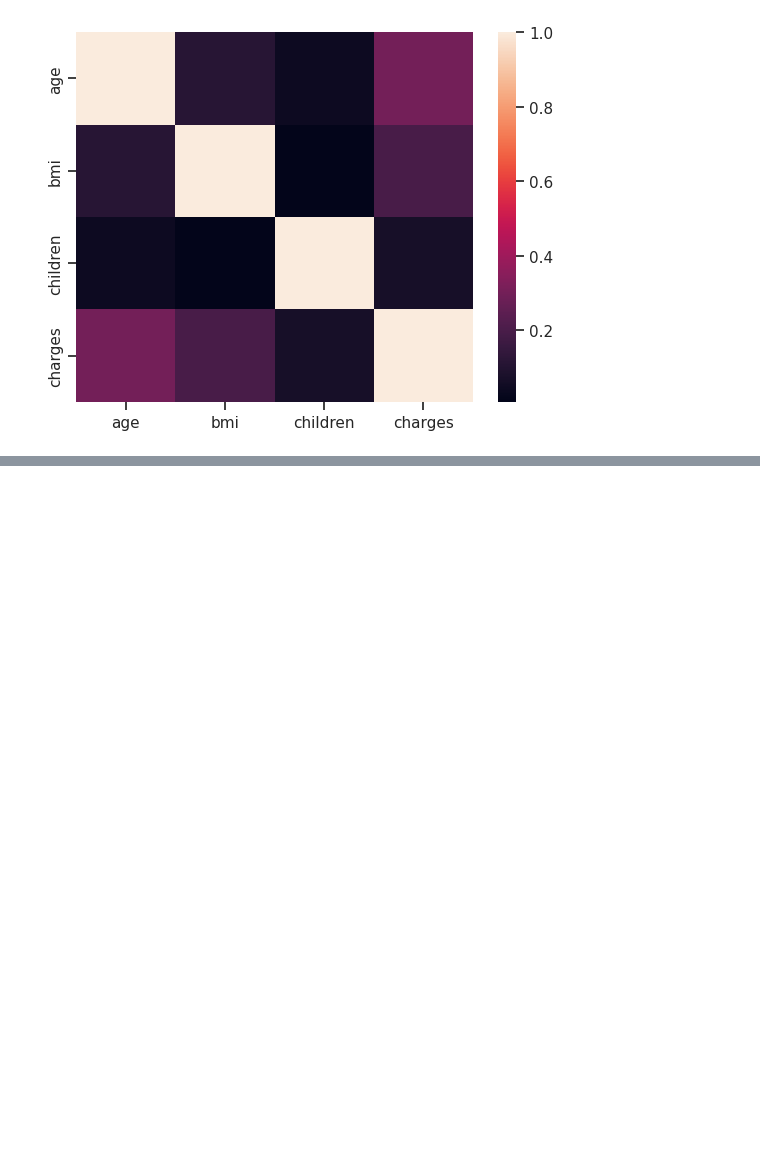
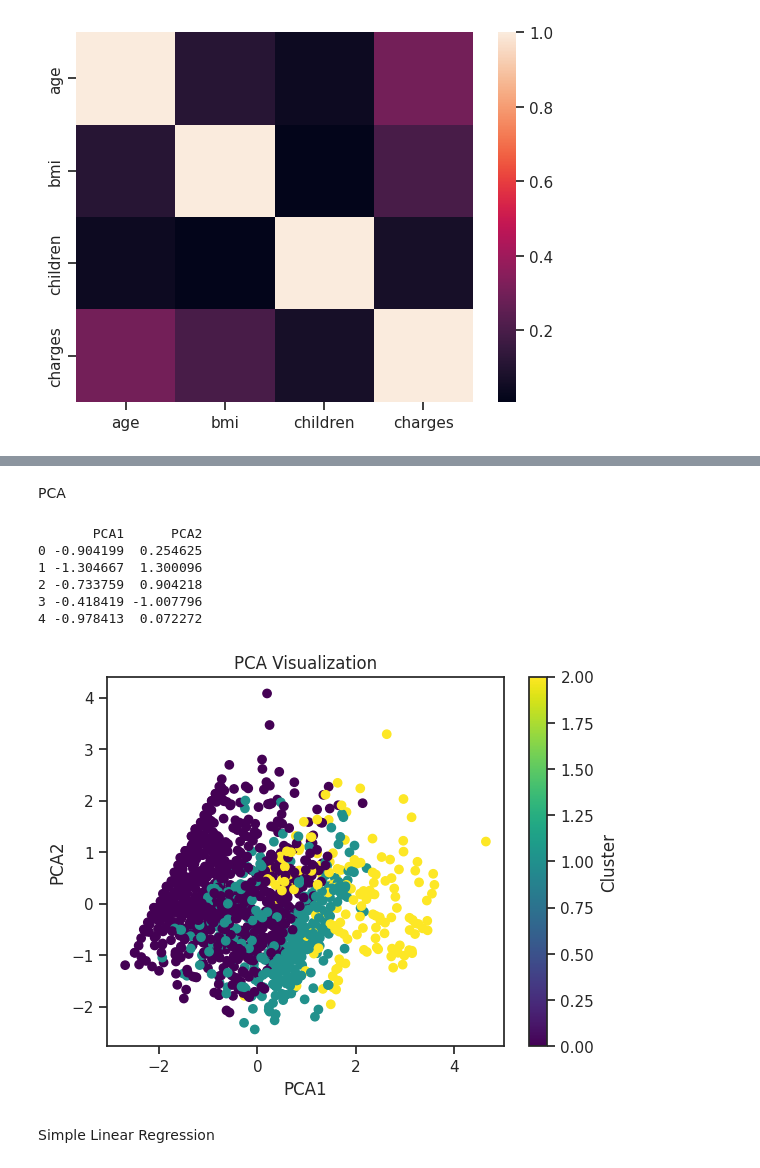
Before and after one commit to AnnantSharma03/EDA, a Jupyter notebook: 21BDS0330_EDA_THEORY.ipynb, the cells around one changed output, grey strips where cells are left out. Saved outputs shown, nothing was run; the diff lists cells and outputs as text; code cells hidden in the pictures; blank space fills up the shorter version.

```diff
--- a/21BDS0330_EDA_THEORY.ipynb
+++ b/21BDS0330_EDA_THEORY.ipynb
@@ -413,0 +481,33 @@ sns.heatmap(correlation,xticklabels=correlation.columns,yticklabels=correlation.
+# %% [markdown]
+PCA
+# %%
+from sklearn.decomposition import PCA
+from sklearn.preprocessing import StandardScaler
+
+scaler = StandardScaler()
+X_scaled = scaler.fit_transform(df[['age', 'bmi', 'charges']])
+
+pca = PCA(n_components=2)
+X_pca = pca.fit_transform(X_scaled)
+
+df['PCA1'] = X_pca[:, 0]
+df['PCA2'] = X_pca[:, 1]
+
+print(df[['PCA1', 'PCA2']].head())
+
+plt.scatter(df['PCA1'], df['PCA2'], c=df['Cluster'], cmap='viridis')
+plt.xlabel('PCA1')
+plt.ylabel('PCA2')
+plt.title('PCA Visualization')
+plt.colorbar(label='Cluster')
+plt.show()
+# %% [output]
+       PCA1      PCA2
+0 -0.904199  0.254625
+1 -1.304667  1.300096
+2 -0.733759  0.904218
+3 -0.418419 -1.007796
+4 -0.978413  0.072272
+[figure, added]
+# %% [markdown]
+Simple Linear Regression
```
Also changed, not shown: parts of 13 cells of this notebook.
